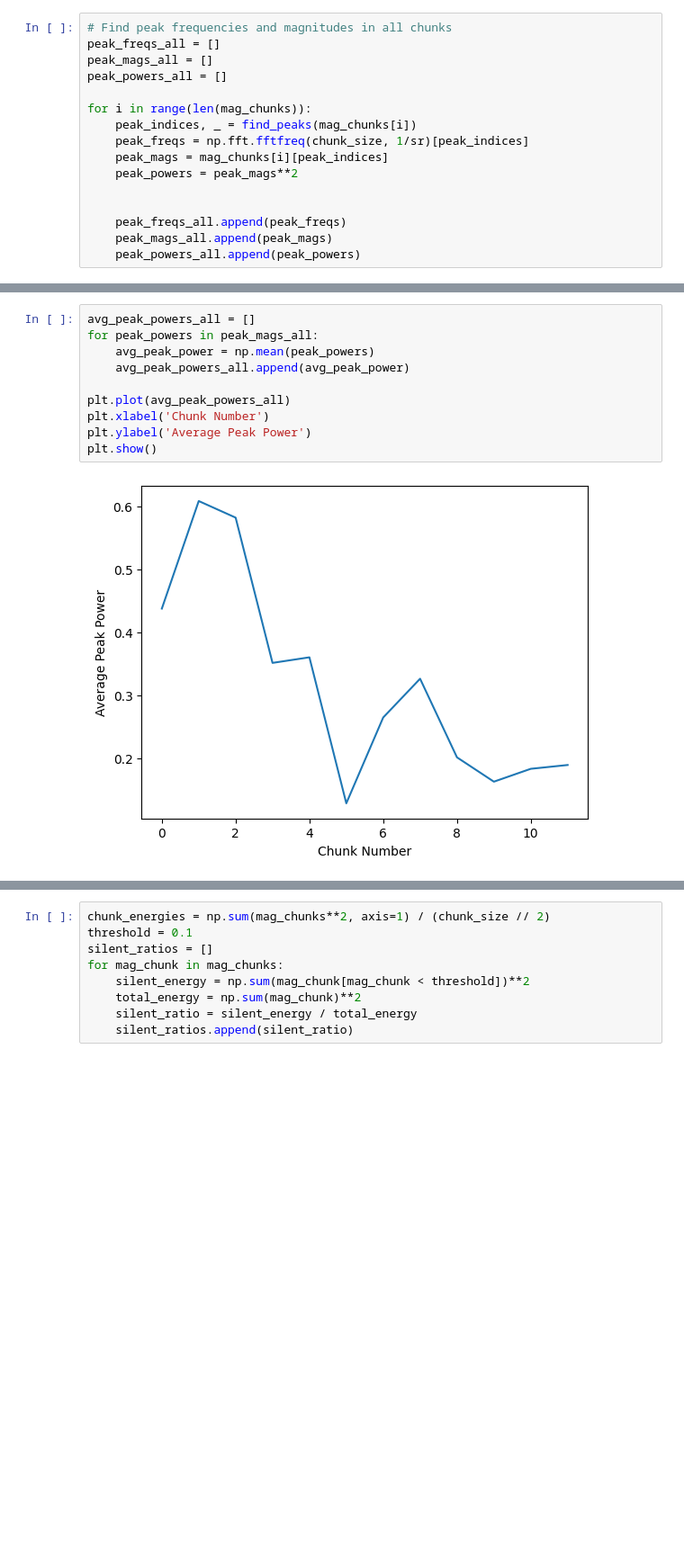
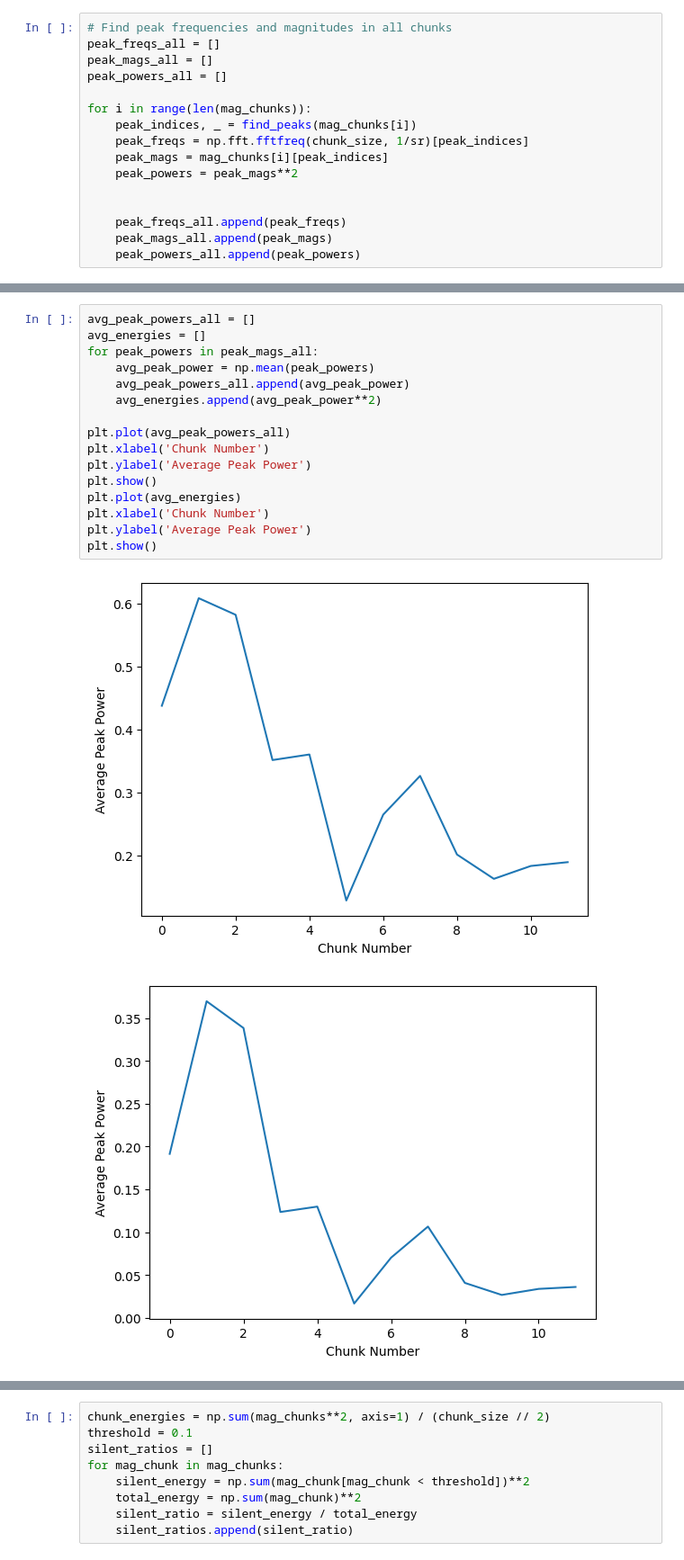
Before and after one commit to masQ-21dev/eksraksi-audio-FFT, a Jupyter notebook: final2.ipynb, the cells around one changed output, grey strips where cells are left out. Shown at 90% size. Cells and saved outputs as stored; diff of their text form; blank space fills up the shorter version.

```diff
--- a/final2.ipynb
+++ b/final2.ipynb
@@ -114,12 +137,19 @@ for i in range(len(mag_chunks)):
 # %%
 avg_peak_powers_all = []
+avg_energies = []
 for peak_powers in peak_mags_all:
     avg_peak_power = np.mean(peak_powers)
     avg_peak_powers_all.append(avg_peak_power)
+    avg_energies.append(avg_peak_power**2)
 
 plt.plot(avg_peak_powers_all)
 plt.xlabel('Chunk Number')
 plt.ylabel('Average Peak Power')
 plt.show()
+plt.plot(avg_energies)
+plt.xlabel('Chunk Number')
+plt.ylabel('Average Peak Power')
+plt.show()
 # %% [output]
 [figure]
+[figure, added]
```
Also changed, not shown: parts of 6 cells of this notebook.
